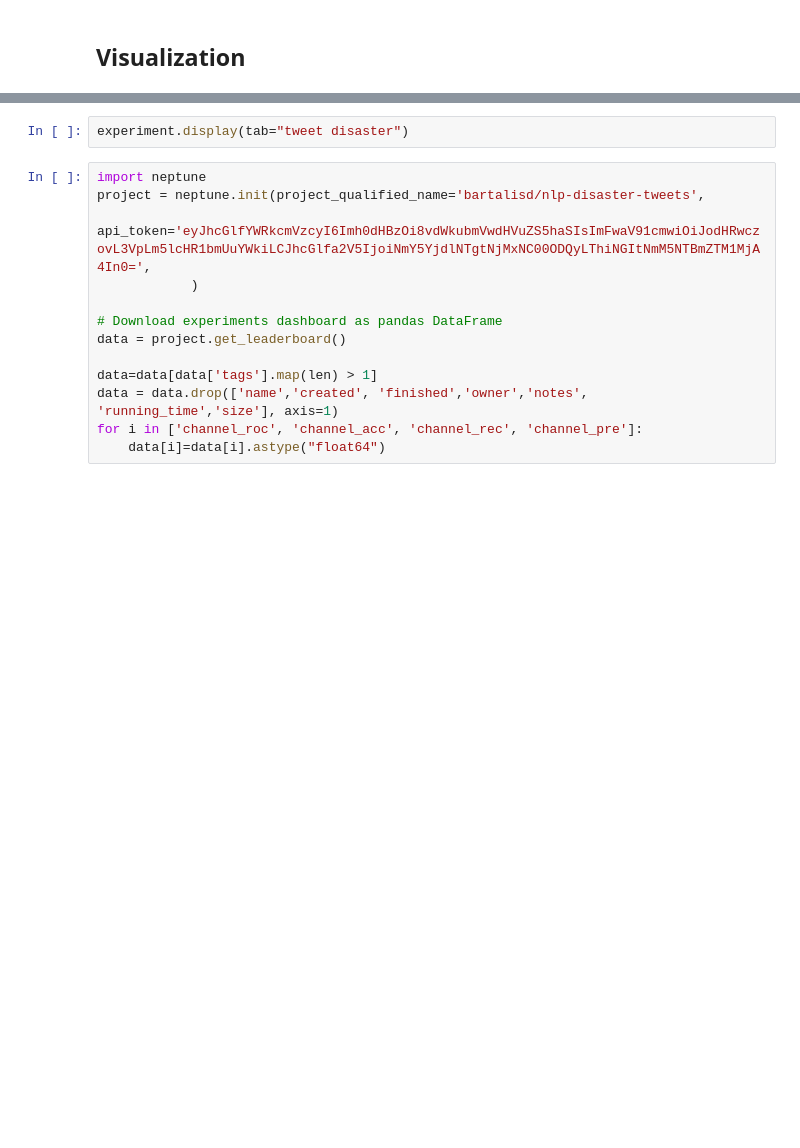
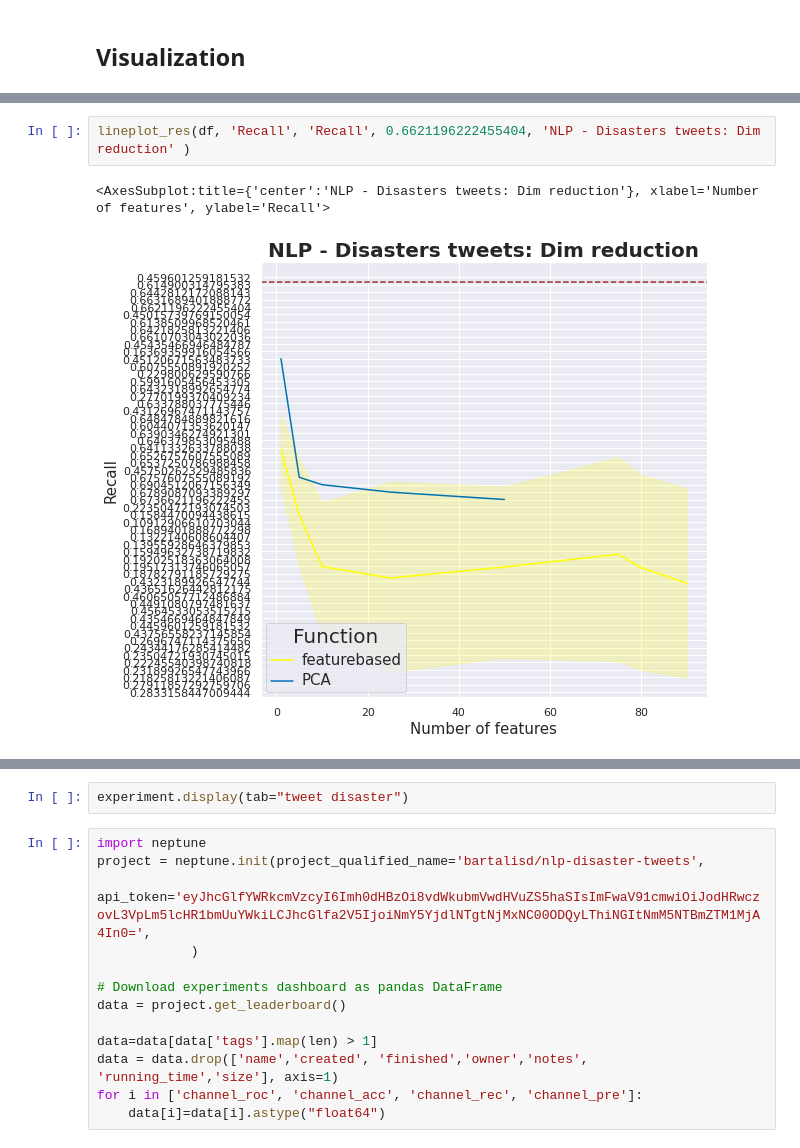
Before and after one commit to bartalisd/apricot_exp, a Jupyter notebook: experiments/tweet_disaster/sentiment-analysis-using-ml-dim-reduction.ipynb, the cells around one changed output, grey strips where cells are left out. Saved outputs shown, nothing was run; the diff lists cells and outputs as text; blank space fills up the shorter version.

```diff
--- a/experiments/tweet_disaster/sentiment-analysis-using-ml-dim-reduction.ipynb
+++ b/experiments/tweet_disaster/sentiment-analysis-using-ml-dim-reduction.ipynb
@@ -599,0 +826,5 @@ train_eval(model, features,  Y_train, features_test, Y_test, experiment)
+# %%
+lineplot_res(df, 'Recall', 'Recall', 0.6621196222455404, 'NLP - Disasters tweets: Dim reduction' )
+# %% [output]
+<AxesSubplot:title={'center':'NLP - Disasters tweets: Dim reduction'}, xlabel='Number of features', ylabel='Recall'>
+[figure, added]
```
Also changed, not shown: parts of 22 cells of this notebook, 1 other file.
